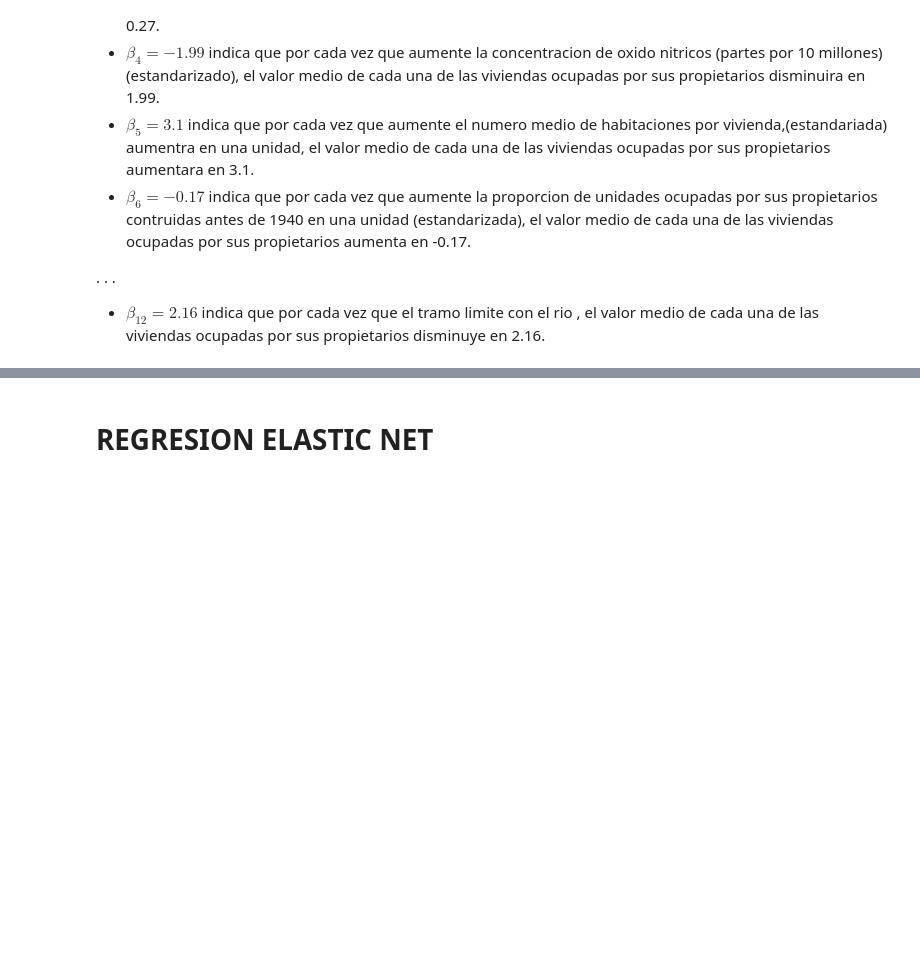
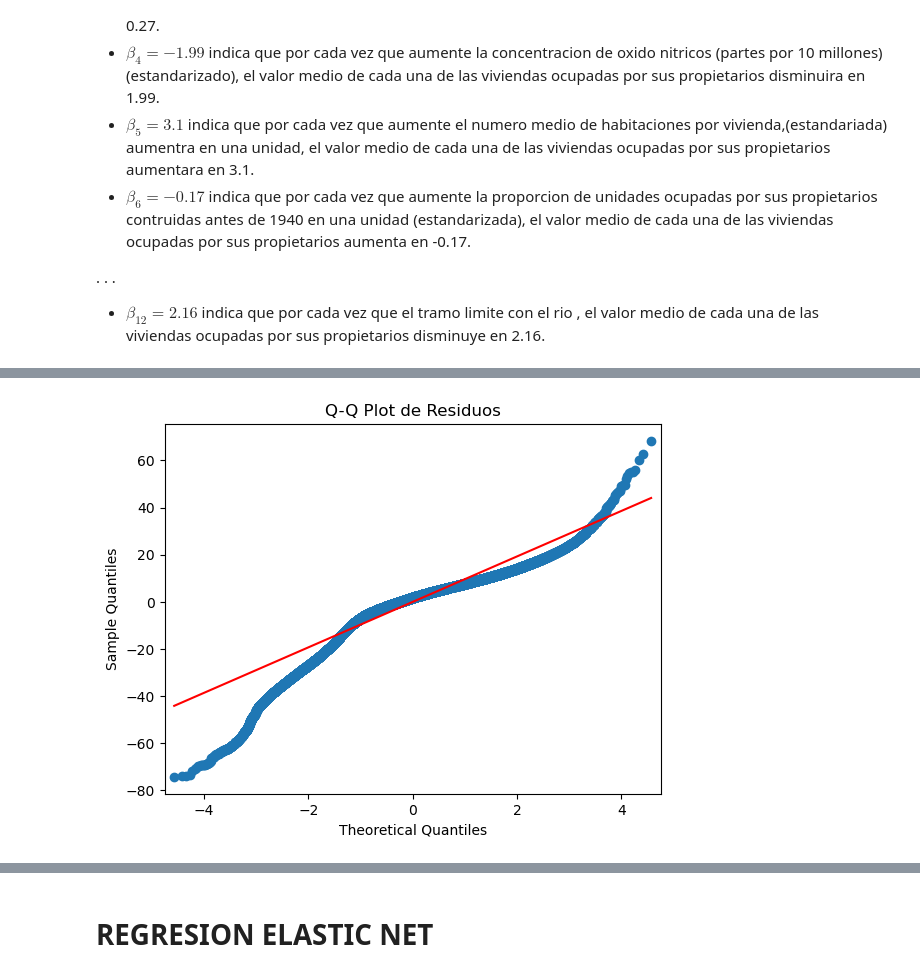
Before and after one commit to jopachecoc/AD_1_preguntasmart, a Jupyter notebook: aprendizaje_automatico3.ipynb, the cells around one changed output, grey strips where cells are left out. Drawn from its saved outputs; the diff is of its cells as text; code cells hidden in the pictures; blank space fills up the shorter version.

```diff
--- a/aprendizaje_automatico3.ipynb
+++ b/aprendizaje_automatico3.ipynb
@@ -280,0 +313,12 @@ Ejemplo de interpretacion de algunos de los parametros
+# %%
+from sklearn.model_selection import train_test_split
+
+y = df[['year']]
+X = df.drop(columns=['year'])
+
+print(X.head())
+print(y.head())
+
+X_train, X_test, y_train, y_test = train_test_split(X, y, test_size=0.2, random_state=42)
+print(X_train)
+print(y_train)
@@ -280,0 +439,6 @@ Ejemplo de interpretacion de algunos de los parametros
+# %%
+sm.qqplot(residuals, line='s')
+plt.title('Q-Q Plot de Residuos')
+plt.show()
+# %% [output]
+[figure, added]
```
Also changed, not shown: parts of 13 cells of this notebook.
